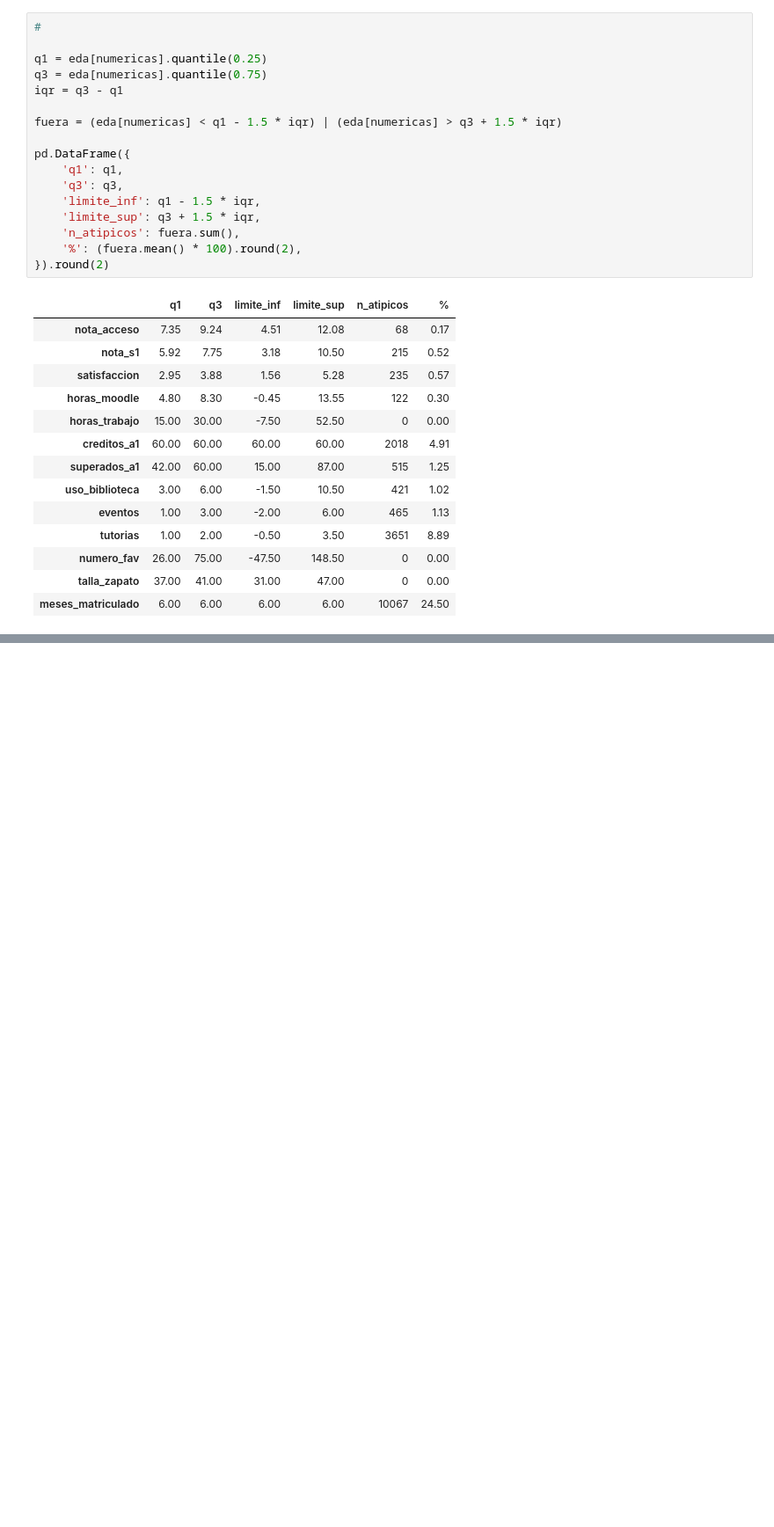
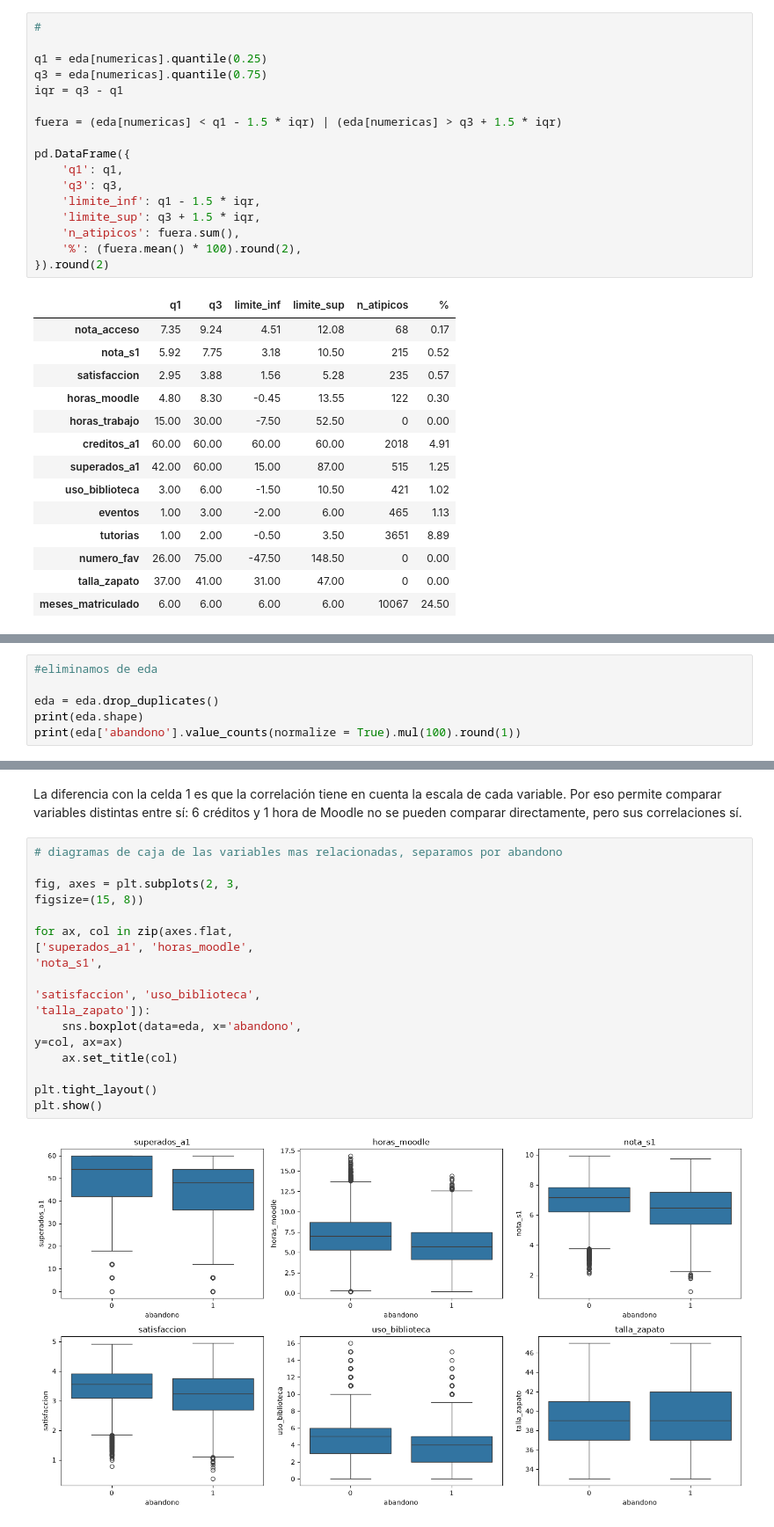
Before and after one commit to alfquito0206/data-mining-2026, a Jupyter notebook: practica-01/Práctica 1 - Análisis, procesamiento y validación .ipynb, the cells around one changed output, grey strips where cells are left out. Shown at 88% size. Drawn from its saved outputs; the diff is of its cells as text; blank space fills up the shorter version.

Commit message:
5.5 - relacion obj - avance

```diff
--- a/practica-01/Práctica 1 - Análisis, procesamiento y validación .ipynb
+++ b/practica-01/Práctica 1 - Análisis, procesamiento y validación .ipynb
@@ -1041,0 +1203,6 @@ pd.DataFrame({
+# %%
+#eliminamos de eda
+
+eda = eda.drop_duplicates()
+print(eda.shape)
+print(eda['abandono'].value_counts(normalize = True).mul(100).round(1))
@@ -1041,0 +1277,28 @@ pd.DataFrame({
+# %% [markdown]
+
+  La diferencia con la celda 1 es que la
+  correlación tiene en cuenta la escala de
+  cada variable. Por eso permite comparar
+  variables distintas entre sí: 6 créditos
+  y 1 hora de Moodle no se pueden comparar
+  directamente, pero sus correlaciones sí.
+# %%
+# diagramas de caja de las variables mas relacionadas, separamos por abandono
+
+fig, axes = plt.subplots(2, 3,
+figsize=(15, 8))
+
+for ax, col in zip(axes.flat,
+['superados_a1', 'horas_moodle',
+'nota_s1',
+
+'satisfaccion', 'uso_biblioteca',
+'talla_zapato']):
+    sns.boxplot(data=eda, x='abandono',
+y=col, ax=ax)
+    ax.set_title(col)
+
+plt.tight_layout()
+plt.show()
+# %% [output]
+[figure, added]
```
Also changed, not shown: parts of 36 cells of this notebook.
